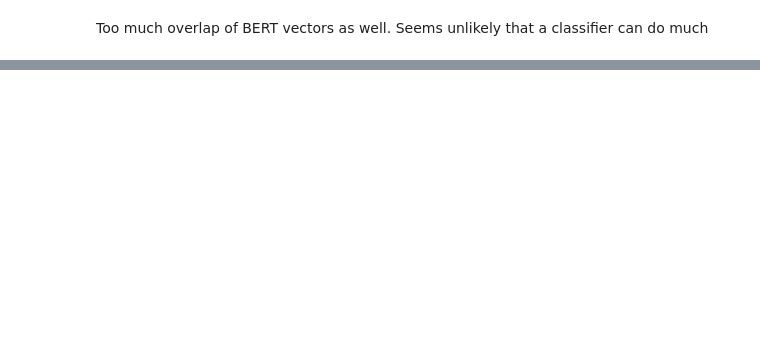
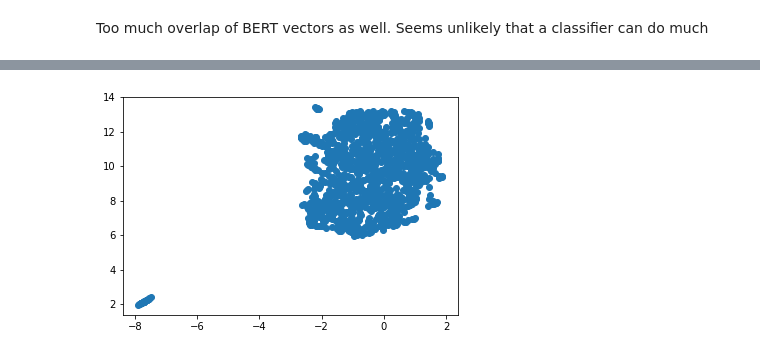
Before and after one commit to arunava-de/Deep-Learning, a Jupyter notebook: Toxicity Scoring.ipynb, the cells around one changed output, grey strips where cells are left out. Drawn from its saved outputs; the diff is of its cells as text; code cells hidden in the pictures; blank space fills up the shorter version.

```diff
--- a/Toxicity Scoring.ipynb
+++ b/Toxicity Scoring.ipynb
@@ -181,0 +222,2 @@ Too much overlap of BERT vectors as well. Seems unlikely that a classifier can d
+# %%
+df = df[(df['toxic']!=-1) & (df['severe_toxic']!=-1) & (df['obscene']!=-1) & (df['threat']!=-1) & (df['insult']!=-1) & (df['identity_hate']!=-1)]
@@ -181,0 +230,2 @@ Too much overlap of BERT vectors as well. Seems unlikely that a classifier can d
+# %%
+df['toxicity'] = df[['toxic', 'severe_toxic', 'obscene', 'threat', 'insult', 'identity_hate']].sum(axis=1)
@@ -181,0 +234,3 @@ Too much overlap of BERT vectors as well. Seems unlikely that a classifier can d
+# %%
+sampled_df = df.groupby('toxicity', group_keys=False).apply(lambda x: x.sample(min(len(x), 200)))
+bert_vecs = sampled_df.comment_text.apply(clean).progress_apply(get_bert_embedding)
@@ -181,0 +248,12 @@ Too much overlap of BERT vectors as well. Seems unlikely that a classifier can d
+# %%
+embedding = umap.UMAP(n_components=2,
+                      n_neighbors=15,
+                      min_dist=0.1,
+                      metric='euclidean').fit_transform(list(bert_vecs))
+# %%
+x = embedding[:,0]
+y = embedding[:,1]
+plt.scatter(x, y)
+plt.show()
+# %% [output]
+[figure, added]
```
Also changed, not shown: parts of 14 cells of this notebook.
